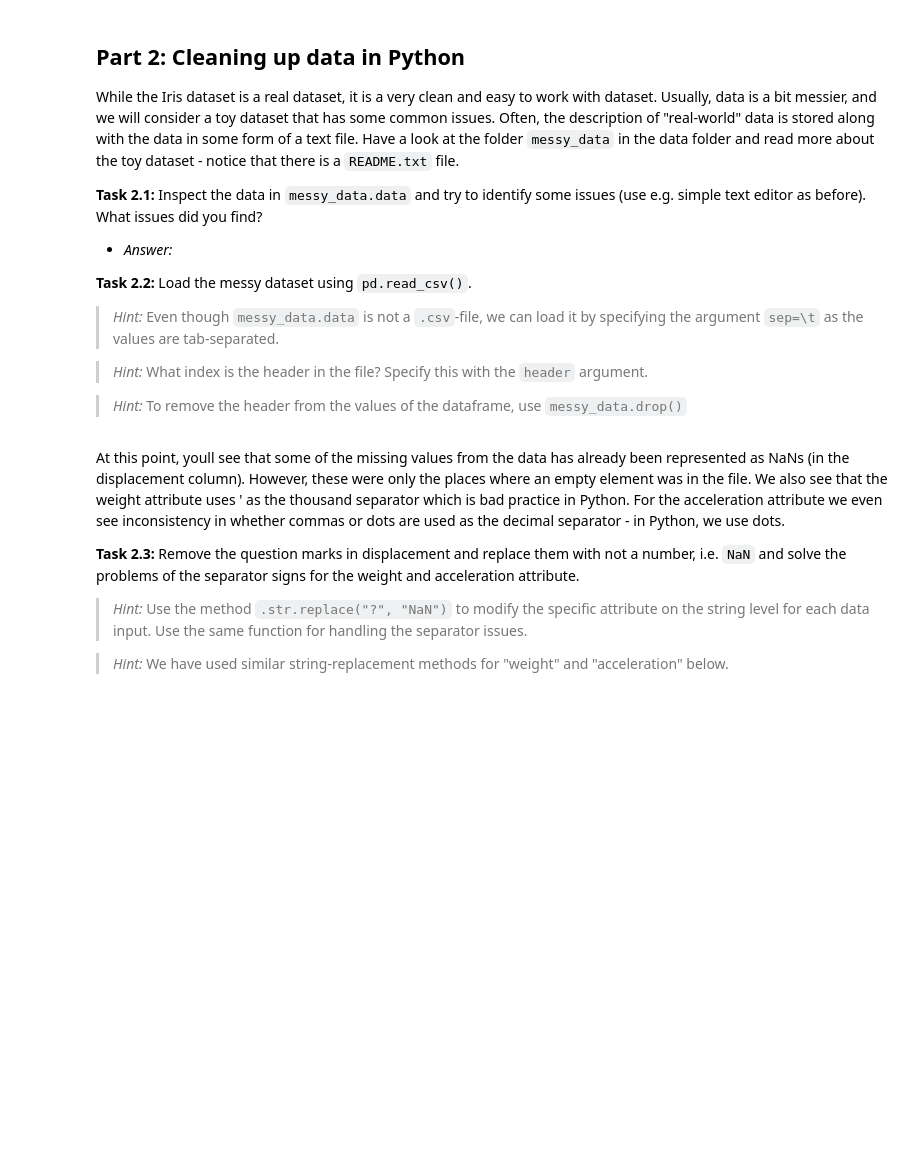
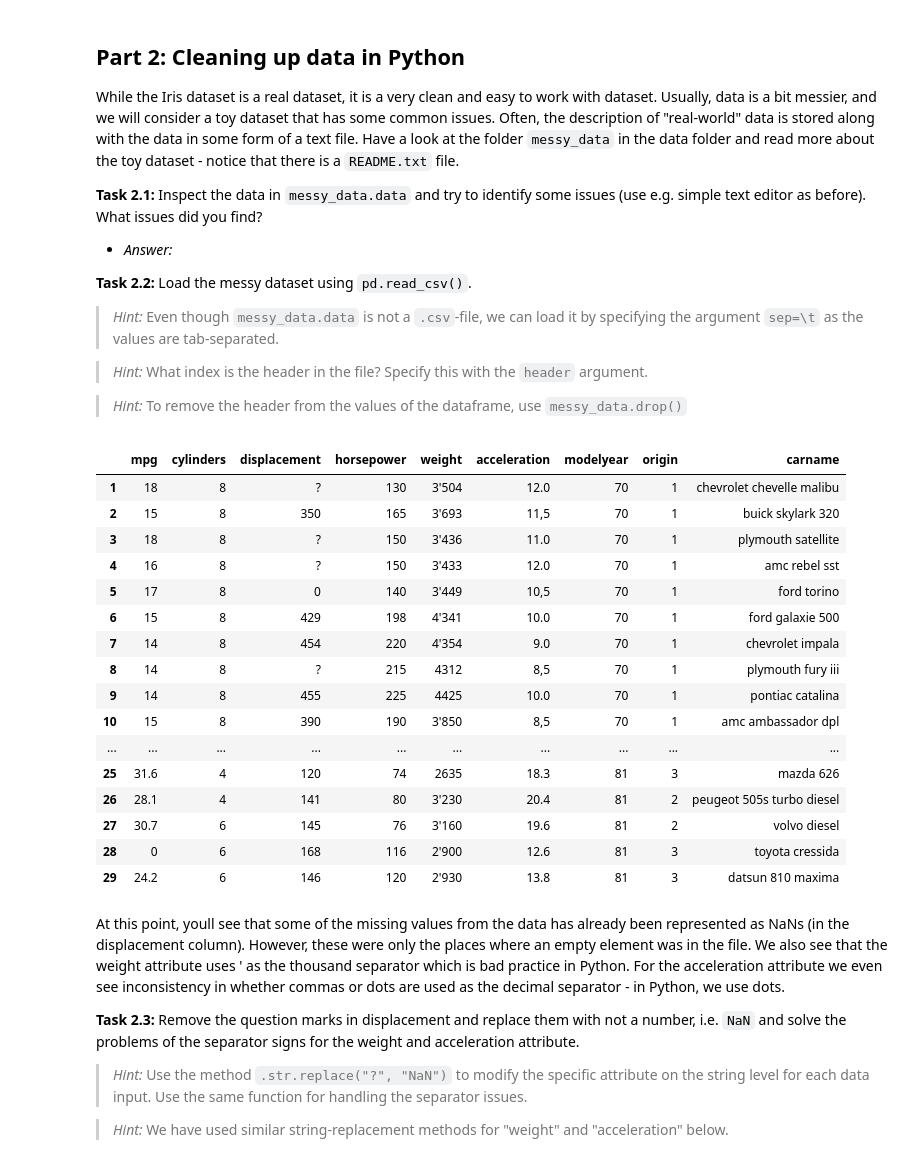
Before and after one commit to NicolaiNielsen/02452exercises, a Jupyter notebook: week1/exercise1.ipynb, the cells around one changed output. Cells and saved outputs as stored; diff of their text form; code cells hidden in the pictures; blank space fills up the shorter version.

```diff
--- a/week1/exercise1.ipynb
+++ b/week1/exercise1.ipynb
@@ -391,16 +396,34 @@ While the Iris dataset is a real dataset, it is a very clean and easy to work wi
 
 > *Hint:* To remove the header from the values of the dataframe, use `messy_data.drop()`
 # %%
-# YOUR CODE HERE
-raise NotImplementedError()
+messy_data = pd.read_csv('data/messy_data/messy_data.data', sep="\t", header=1)
+messy_data = messy_data.drop(messy_data.index[0])
 
 # Check the shape of the messy data
 N, M = messy_data.shape
 assert N == 29, "There should be 29 samples in the messy dataset."
 assert M == 9, "There should be 9 features in the messy dataset."
 
 # Display the messy dataframe
 messy_data
+# %% [output]
+|  | mpg | cylinders | displacement | horsepower | weight | acceleration | modelyear | origin | carname |
+| 1 | 18 | 8 | ? | 130 | 3'504 | 12.0 | 70 | 1 | chevrolet chevelle malibu |
+| 2 | 15 | 8 | 350 | 165 | 3'693 | 11,5 | 70 | 1 | buick skylark 320 |
+| 3 | 18 | 8 | ? | 150 | 3'436 | 11.0 | 70 | 1 | plymouth satellite |
+| 4 | 16 | 8 | ? | 150 | 3'433 | 12.0 | 70 | 1 | amc rebel sst |
+| 5 | 17 | 8 | 0 | 140 | 3'449 | 10,5 | 70 | 1 | ford torino |
+| 6 | 15 | 8 | 429 | 198 | 4'341 | 10.0 | 70 | 1 | ford galaxie 500 |
+| 7 | 14 | 8 | 454 | 220 | 4'354 | 9.0 | 70 | 1 | chevrolet impala |
+| 8 | 14 | 8 | ? | 215 | 4312 | 8,5 | 70 | 1 | plymouth fury iii |
+| 9 | 14 | 8 | 455 | 225 | 4425 | 10.0 | 70 | 1 | pontiac catalina |
+| 10 | 15 | 8 | 390 | 190 | 3'850 | 8,5 | 70 | 1 | amc ambassador dpl |
+| ... | ... | ... | ... | ... | ... | ... | ... | ... | ... |
+| 25 | 31.6 | 4 | 120 | 74 | 2635 | 18.3 | 81 | 3 | mazda 626 |
+| 26 | 28.1 | 4 | 141 | 80 | 3'230 | 20.4 | 81 | 2 | peugeot 505s turbo diesel |
+| 27 | 30.7 | 6 | 145 | 76 | 3'160 | 19.6 | 81 | 2 | volvo diesel |
+| 28 | 0 | 6 | 168 | 116 | 2'900 | 12.6 | 81 | 3 | toyota cressida |
+| 29 | 24.2 | 6 | 146 | 120 | 2'930 | 13.8 | 81 | 3 | datsun 810 maxima |
 # %% [markdown]
 At this point, youll see that some of the missing values from the data has already been represented as NaNs (in the displacement column). However, these were only the places where an empty element was in the file. We also see that the weight attribute uses ' as the thousand separator which is bad practice in Python. For the acceleration attribute we even see inconsistency in whether commas or dots are used as the decimal separator - in Python, we use dots.
 
```
Also changed, not shown: parts of 5 cells of this notebook.
